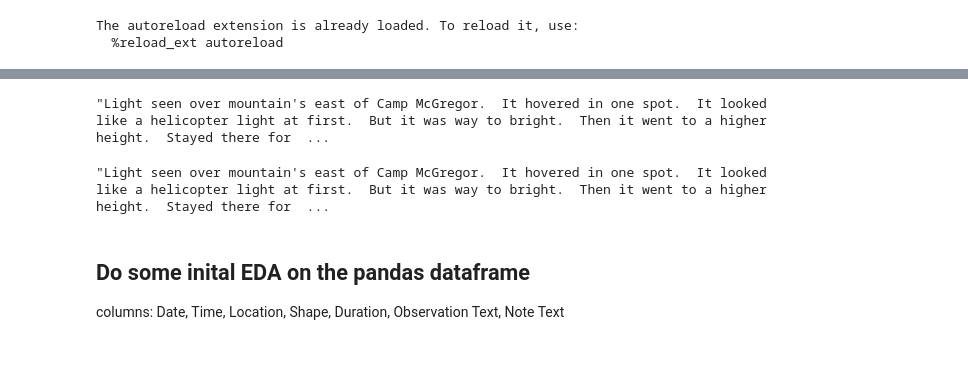
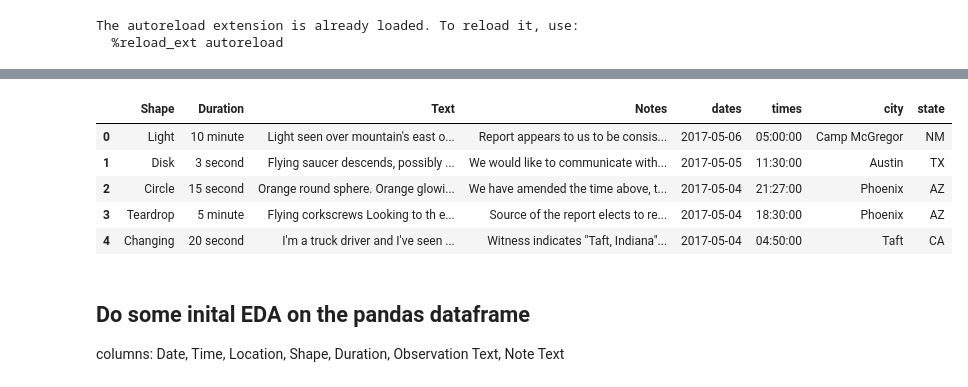
Before and after one commit to mkpetterson/UFO_sightings, a Jupyter notebook: EDA.ipynb, the cells around one changed output, grey strips where cells are left out. Saved outputs shown, nothing was run; the diff lists cells and outputs as text; code cells hidden in the pictures; blank space fills up the shorter version.

```diff
--- a/EDA.ipynb
+++ b/EDA.ipynb
@@ -18,14 +57,18 @@ data = pd.read_csv('data/ufo_3500.csv')
+# %%
+data.head()
+# %% [output]
+|  | Shape | Duration | Text | Notes | dates | times | city | state |
+| 0 | Light | 10 minute | Light seen over mountain's east o... | Report appears to us to be consis... | 2017-05-06 | 05:00:00 | Camp McGregor | NM |
+| 1 | Disk | 3 second | Flying saucer descends, possibly ... | We would like to communicate with... | 2017-05-05 | 11:30:00 | Austin | TX |
+| 2 | Circle | 15 second | Orange round sphere. Orange glowi... | We have amended the time above, t... | 2017-05-04 | 21:27:00 | Phoenix | AZ |
+| 3 | Teardrop | 5 minute | Flying corkscrews Looking to th e... | Source of the report elects to re... | 2017-05-04 | 18:30:00 | Phoenix | AZ |
+| 4 | Changing | 20 second | I'm a truck driver and I've seen ... | Witness indicates "Taft, Indiana"... | 2017-05-04 | 04:50:00 | Taft | CA |
 # %%
+def remove_notes(df):
+
 data.iloc[0,6]
-string = '\(\(NUFORC Note\)\)'
+
 samp = data.iloc[0,5].replace(data.iloc[0,6], '')
-samp.strip(NUFORC Note)
-# %% [output]
-"Light seen over mountain's east of Camp McGregor.  It hovered in one spot.  It looked like a helicopter light at first.  But it was way to bright.  Then it went to a higher height.  Stayed there for  ...
-# %%
-data.iloc[0,5].strip(str(data.iloc[0,6]))
-# %% [output]
-"Light seen over mountain's east of Camp McGregor.  It hovered in one spot.  It looked like a helicopter light at first.  But it was way to bright.  Then it went to a higher height.  Stayed there for  ...
 # %% [markdown]
 ## Do some inital EDA on the pandas dataframe
 columns: Date, Time, Location, Shape, Duration, Observation Text, Note Text
```
Also changed, not shown: parts of 16 cells of this notebook, 4 other files.
